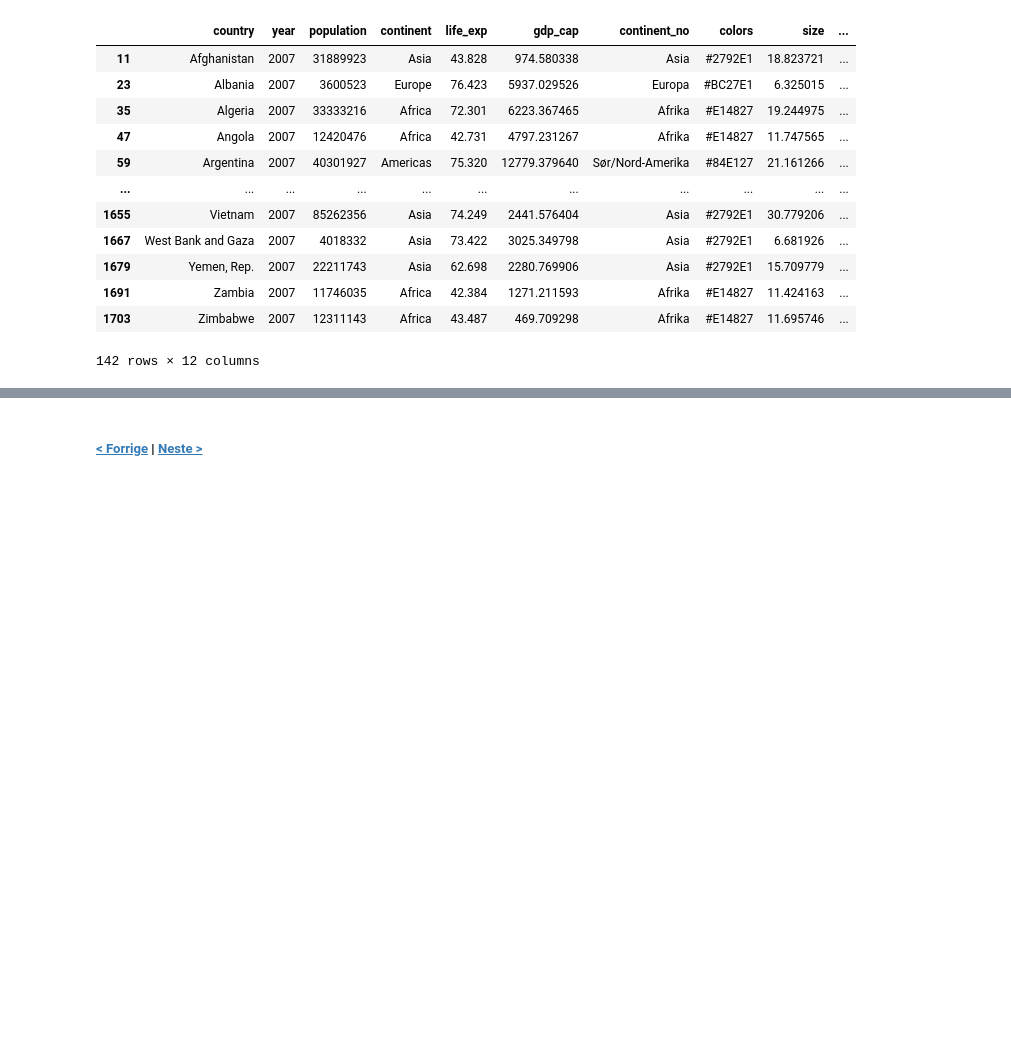
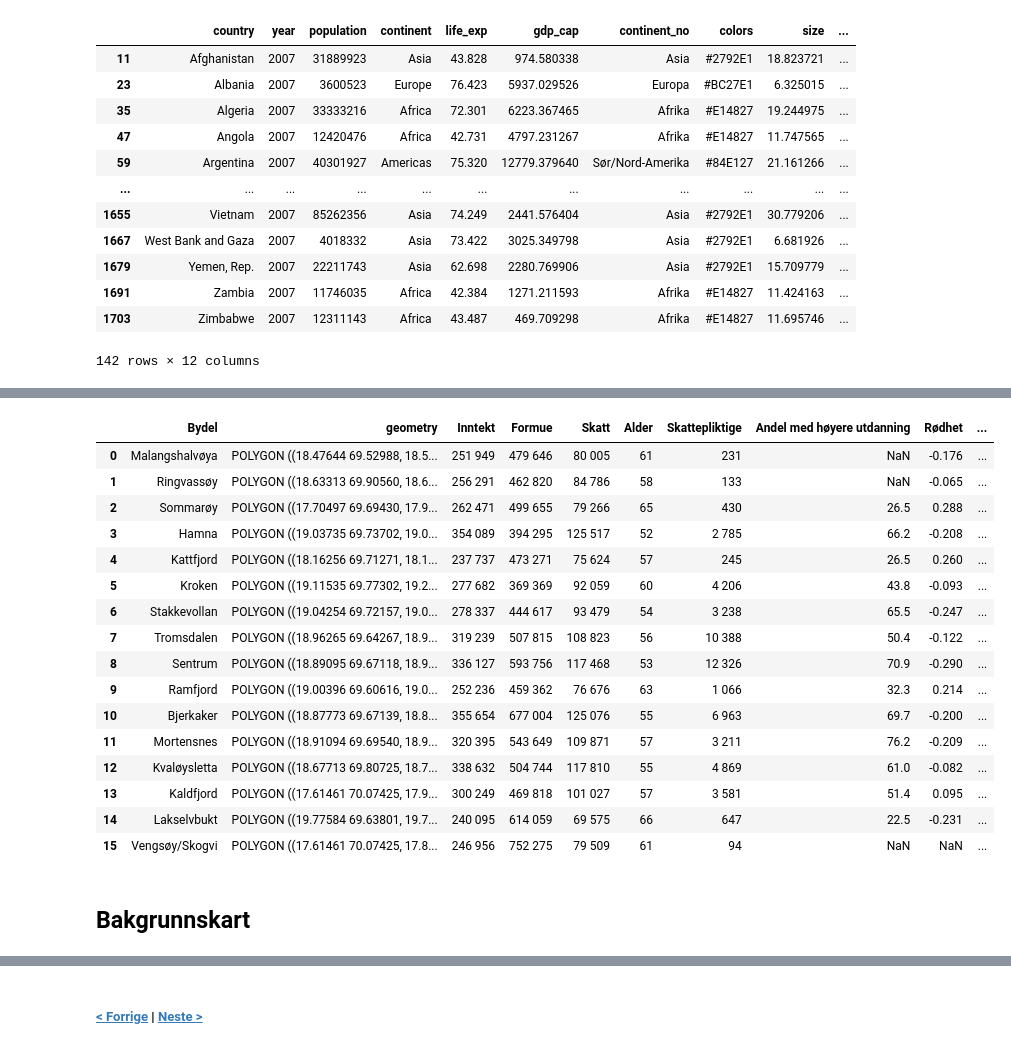
Before and after one commit to harsutvi/notebooks, a Jupyter notebook: 11 - interaktive websider.ipynb, the cells around one changed output, grey strips where cells are left out. Cells and saved outputs as stored; diff of their text form; code cells hidden in the pictures; blank space fills up the shorter version.

```diff
--- a/11 - interaktive websider.ipynb
+++ b/11 - interaktive websider.ipynb
@@ -347,8 +301,0 @@ Behandler data:
-# %%
-#pandas does not handle æ, ø å, so creates columns in both the demographic data and geodata that can be matched:
-data['Bydel_dec']=data['Bydel'].apply(lambda s: str(s).encode('ascii','ignore').decode('ascii'))
-geodata['Bydel_dec']=geodata['VKRETS_V_1'].apply(lambda s: s.encode('ascii','ignore').decode('ascii'))
-
-#for example
-display(geodata[geodata['VKRETS_V_1']=='Ringvassøy'])
-display(data[data['Bydel']=='Ringvassøy'])
@@ -363,0 +316,2 @@ Vi starter med å definere startpunktet i pakken `folium`
+# %%
+geodata=geodata.rename(columns={'VKRETS_V_1':'Bydel'})
@@ -363,0 +322,32 @@ Vi starter med å definere startpunktet i pakken `folium`
+# %%
+#merging the demographic data into the geodata:
+geodata_merged=geodata.merge(data,on='Bydel')
+#Keeping only the relevant fields
+
+geodata_merged.keys()
+
+geodata_merged=geodata_merged[['Bydel', 'geometry', 'Inntekt', 'Formue', 'Skatt',
+       'Alder', 'Skattepliktige', 'Andel med høyere utdanning', 'Rødhet',
+       'ApSVR', 'HFrp', 'Mynter', 'Lat', 'Lon','OBJTYPE',
+       'GEOMETRITY']]
+geodata_merged
+# %% [output]
+|  | Bydel | geometry | Inntekt | Formue | Skatt | Alder | Skattepliktige | Andel med høyere utdanning | Rødhet | ... |
+| 0 | Malangshalvøya | POLYGON ((18.47644 69.52988, 18.5... | 251 949 | 479 646 | 80 005 | 61 | 231 | NaN | -0.176 | ... |
+| 1 | Ringvassøy | POLYGON ((18.63313 69.90560, 18.6... | 256 291 | 462 820 | 84 786 | 58 | 133 | NaN | -0.065 | ... |
+| 2 | Sommarøy | POLYGON ((17.70497 69.69430, 17.9... | 262 471 | 499 655 | 79 266 | 65 | 430 | 26.5 | 0.288 | ... |
+| 3 | Hamna | POLYGON ((19.03735 69.73702, 19.0... | 354 089 | 394 295 | 125 517 | 52 | 2 785 | 66.2 | -0.208 | ... |
+| 4 | Kattfjord | POLYGON ((18.16256 69.71271, 18.1... | 237 737 | 473 271 | 75 624 | 57 | 245 | 26.5 | 0.260 | ... |
+| 5 | Kroken | POLYGON ((19.11535 69.77302, 19.2... | 277 682 | 369 369 | 92 059 | 60 | 4 206 | 43.8 | -0.093 | ... |
+| 6 | Stakkevollan | POLYGON ((19.04254 69.72157, 19.0... | 278 337 | 444 617 | 93 479 | 54 | 3 238 | 65.5 | -0.247 | ... |
+| 7 | Tromsdalen | POLYGON ((18.96265 69.64267, 18.9... | 319 239 | 507 815 | 108 823 | 56 | 10 388 | 50.4 | -0.122 | ... |
+| 8 | Sentrum | POLYGON ((18.89095 69.67118, 18.9... | 336 127 | 593 756 | 117 468 | 53 | 12 326 | 70.9 | -0.290 | ... |
+| 9 | Ramfjord | POLYGON ((19.00396 69.60616, 19.0... | 252 236 | 459 362 | 76 676 | 63 | 1 066 | 32.3 | 0.214 | ... |
+| 10 | Bjerkaker | POLYGON ((18.87773 69.67139, 18.8... | 355 654 | 677 004 | 125 076 | 55 | 6 963 | 69.7 | -0.200 | ... |
+| 11 | Mortensnes | POLYGON ((18.91094 69.69540, 18.9... | 320 395 | 543 649 | 109 871 | 57 | 3 211 | 76.2 | -0.209 | ... |
+| 12 | Kvaløysletta | POLYGON ((18.67713 69.80725, 18.7... | 338 632 | 504 744 | 117 810 | 55 | 4 869 | 61.0 | -0.082 | ... |
+| 13 | Kaldfjord | POLYGON ((17.61461 70.07425, 17.9... | 300 249 | 469 818 | 101 027 | 57 | 3 581 | 51.4 | 0.095 | ... |
+| 14 | Lakselvbukt | POLYGON ((19.77584 69.63801, 19.7... | 240 095 | 614 059 | 69 575 | 66 | 647 | 22.5 | -0.231 | ... |
+| 15 | Vengsøy/Skogvi | POLYGON ((17.61461 70.07425, 17.8... | 246 956 | 752 275 | 79 509 | 61 | 94 | NaN | NaN | ... |
+# %% [markdown]
+## Bakgrunnskart
```
Also changed, not shown: parts of 58 cells of this notebook, 28 other files.
